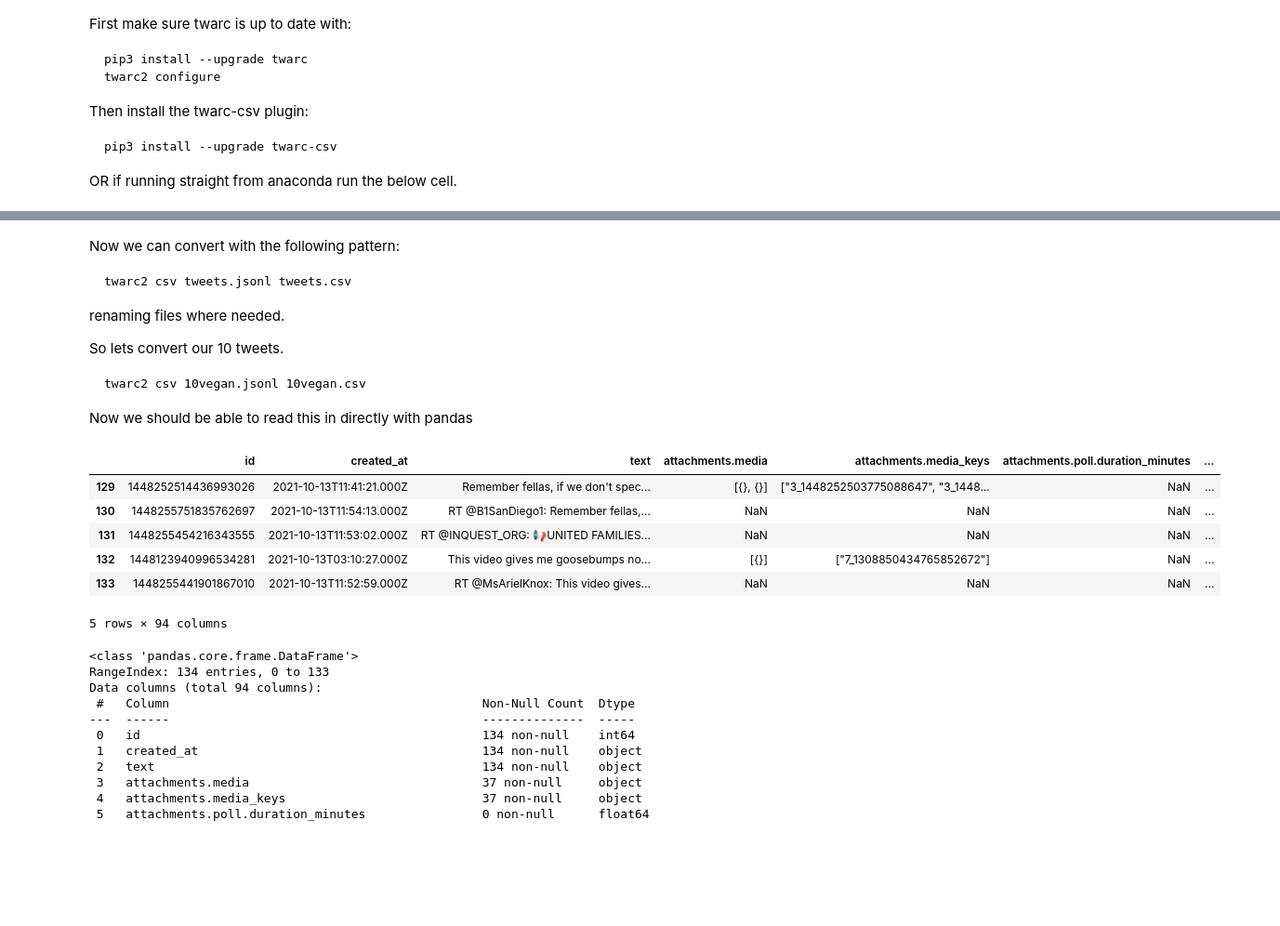
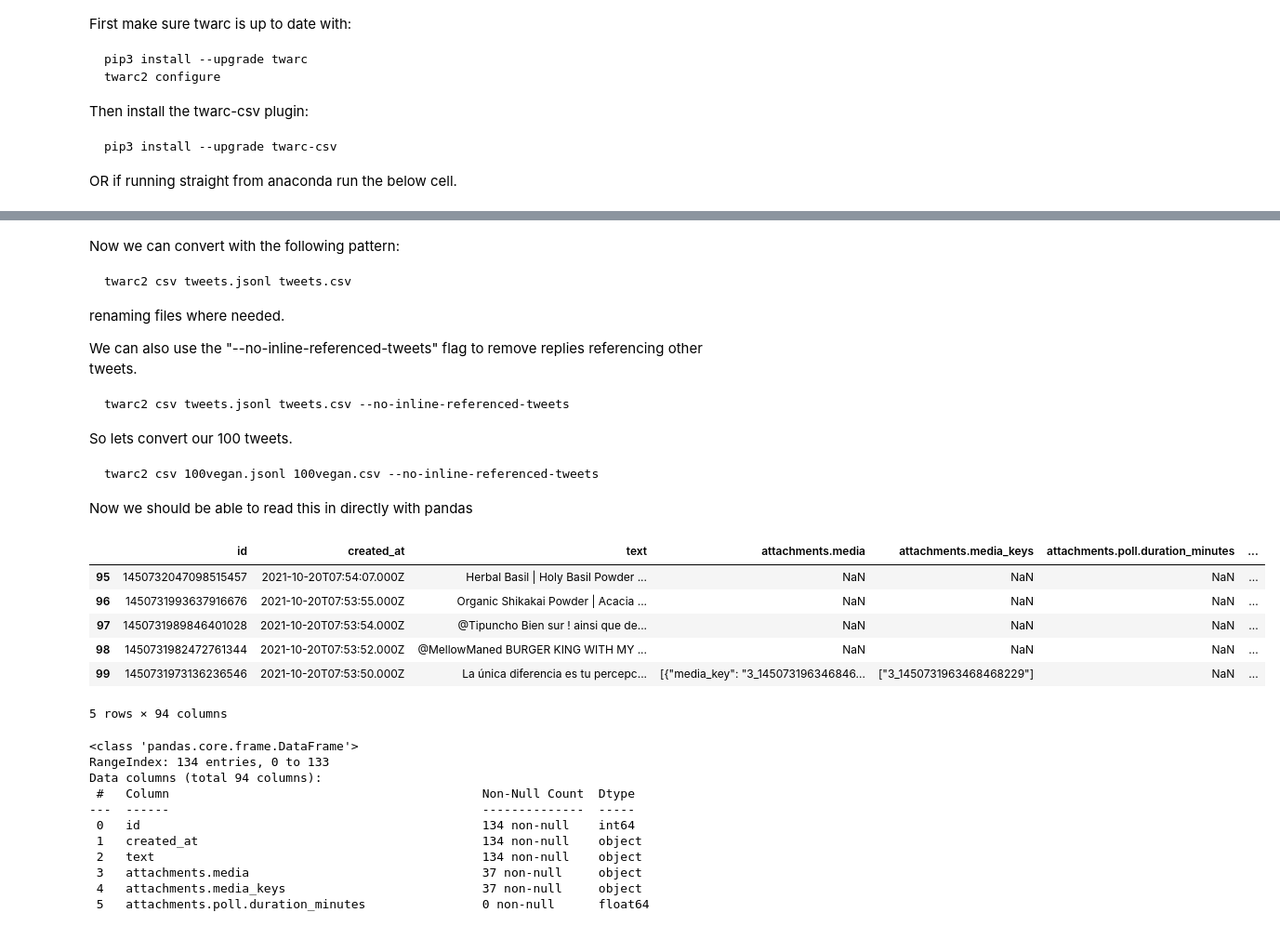
Before and after one commit to UKDataServiceOpen/working-with-twitter-data, a Jupyter notebook: TwarcDemo.ipynb, the cells around one changed output, grey strips where cells are left out. Shown at 93% size. Drawn from its saved outputs; the diff is of its cells as text; code cells hidden in the pictures; blank space fills up the shorter version.

````diff
--- a/TwarcDemo.ipynb
+++ b/TwarcDemo.ipynb
@@ -176,22 +158,27 @@ twarc2 csv tweets.jsonl tweets.csv
 ```
 renaming files where needed.
 
-So lets convert our 10 tweets.
+We can also use the "--no-inline-referenced-tweets" flag to remove replies referencing other tweets.
 ```
-twarc2 csv 10vegan.jsonl 10vegan.csv
+twarc2 csv tweets.jsonl tweets.csv --no-inline-referenced-tweets
+```
+So lets convert our 100 tweets.
+
+```
+twarc2 csv 100vegan.jsonl 100vegan.csv --no-inline-referenced-tweets
 ```
 
 Now we should be able to read this in directly with pandas
 # %%
-df = pd.read_csv('data/10vegan.csv')
+df = pd.read_csv('100vegan.csv')
 df.tail()
 # %% [output]
 |  | id | created_at | text | attachments.media | attachments.media_keys | attachments.poll.duration_minutes | ... |
-| 129 | 1448252514436993026 | 2021-10-13T11:41:21.000Z | Remember fellas, if we don't spec... | [{}, {}] | ["3_1448252503775088647", "3_1448... | NaN | ... |
-| 130 | 1448255751835762697 | 2021-10-13T11:54:13.000Z | RT @B1SanDiego1: Remember fellas,... | NaN | NaN | NaN | ... |
-| 131 | 1448255454216343555 | 2021-10-13T11:53:02.000Z | RT @INQUEST_ORG: 📢UNITED FAMILIES... | NaN | NaN | NaN | ... |
-| 132 | 1448123940996534281 | 2021-10-13T03:10:27.000Z | This video gives me goosebumps no... | [{}] | ["7_1308850434765852672"] | NaN | ... |
-| 133 | 1448255441901867010 | 2021-10-13T11:52:59.000Z | RT @MsArielKnox: This video gives... | NaN | NaN | NaN | ... |
+| 95 | 1450732047098515457 | 2021-10-20T07:54:07.000Z | Herbal Basil | Holy Basil Powder ... | NaN | NaN | NaN | ... |
+| 96 | 1450731993637916676 | 2021-10-20T07:53:55.000Z | Organic Shikakai Powder | Acacia ... | NaN | NaN | NaN | ... |
+| 97 | 1450731989846401028 | 2021-10-20T07:53:54.000Z | @Tipuncho Bien sur ! ainsi que de... | NaN | NaN | NaN | ... |
+| 98 | 1450731982472761344 | 2021-10-20T07:53:52.000Z | @MellowManed BURGER KING WITH MY ... | NaN | NaN | NaN | ... |
+| 99 | 1450731973136236546 | 2021-10-20T07:53:50.000Z | La única diferencia es tu percepc... | [{"media_key": "3_145073196346846... | ["3_1450731963468468229"] | NaN | ... |
 5 rows × 94 columns
 # %%
 # List out all columns we have access to.
````
Also changed, not shown: parts of 7 cells of this notebook, 3 other files.
